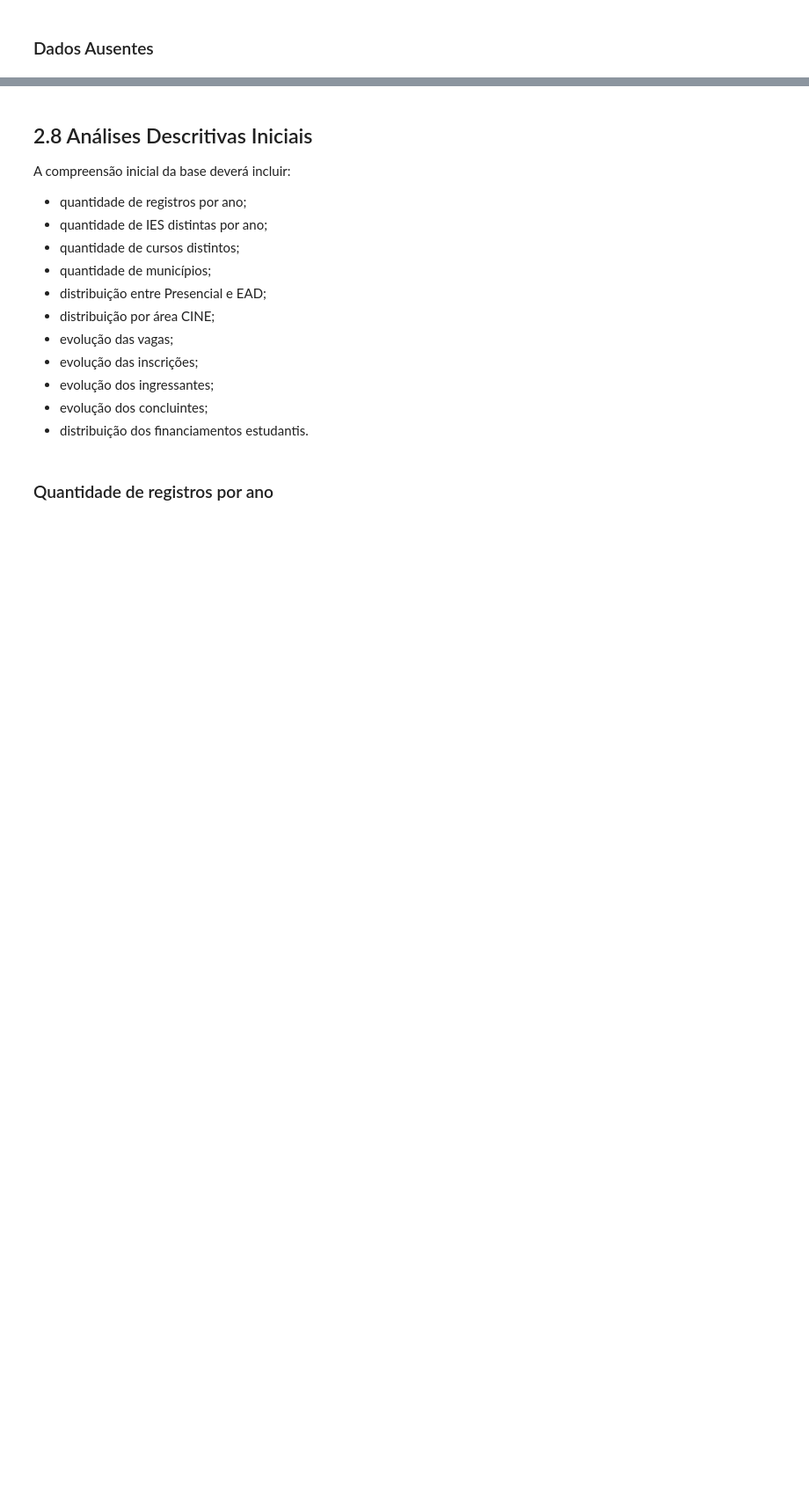
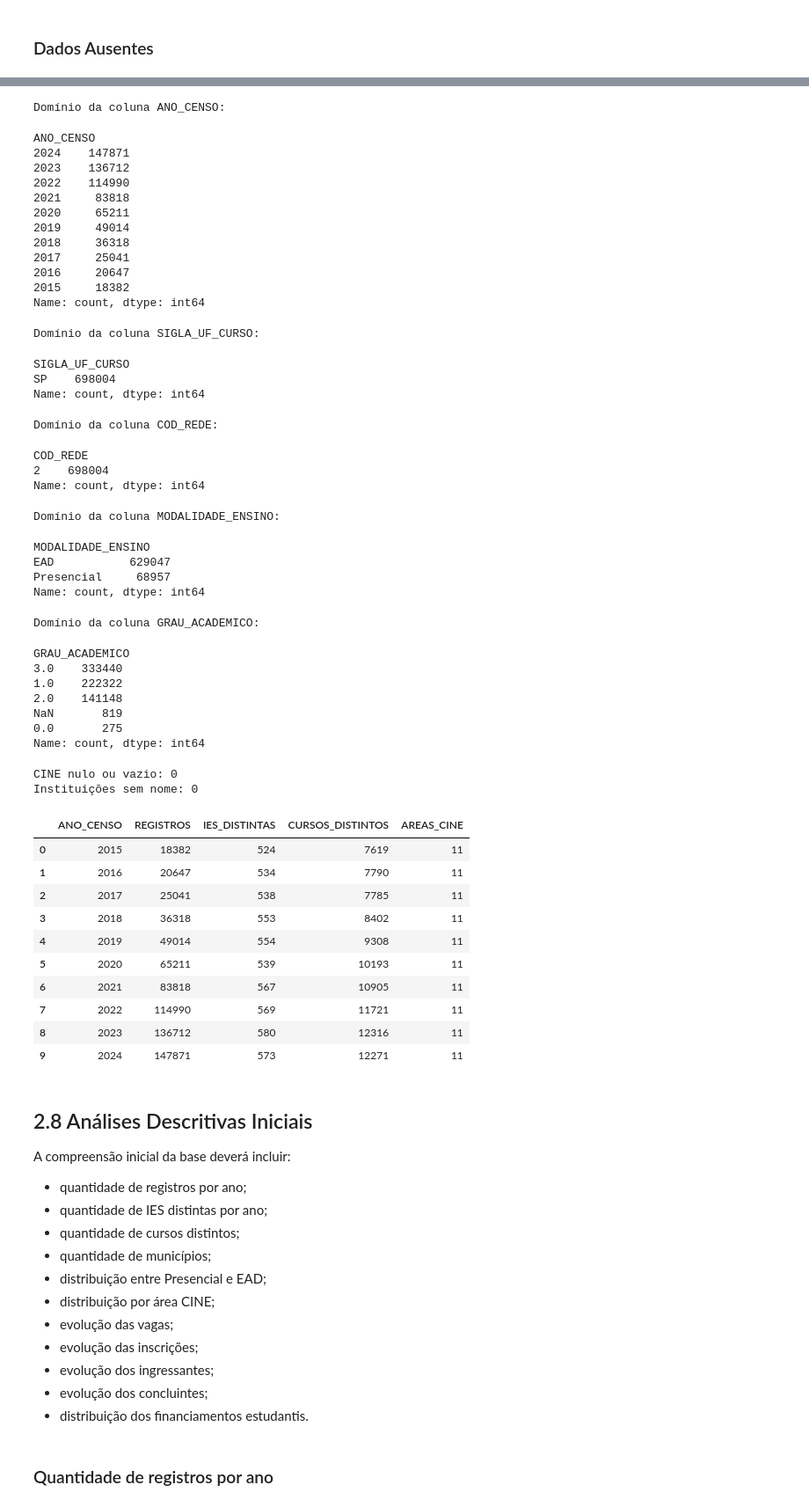
Before and after one commit to humbertoreisdasilva-alt/PROJETO_INEP, a Jupyter notebook: notebooks/INEP_CRISP_DM.ipynb, the cells around one changed output, grey strips where cells are left out. Shown at 88% size. Saved outputs shown, nothing was run; the diff lists cells and outputs as text; code cells hidden in the pictures; blank space fills up the shorter version.

```diff
--- a/Notebooks/crisp_dm.ipynb
+++ b/notebooks/INEP_CRISP_DM.ipynb
@@ -582,0 +572,28 @@ dtype: int64
+# %%
+cols_quantitativas = [
+    'QTD_CURSOS', 'QTD_VAGAS_TOTAL', 'QTD_VAGAS_NOVAS',
+    'QTD_INSCRICOES_VAGAS_NOVAS', 'QTD_INGRESSANTES_TOTAL',
+    'QTD_INGRESSANTES_VAGAS_NOVAS', 'QTD_INGRESSANTES_FEMININO',
+    'QTD_INGRESSANTES_MASCULINO', 'QTD_CONCLUINTES',
+    'QTD_FIES', 'QTD_PROUNI', 'QTD_FINANCIAMENTO'
+]
+qualidade_quantidades = pd.DataFrame({
+    'NEGATIVOS': (df[cols_quantitativas] < 0).sum(),
+    'ZEROS': (df[cols_quantitativas] == 0).sum(),
+    'NULOS': df[cols_quantitativas].isna().sum()
+})
+display(qualidade_quantidades)
+for col in ['ANO_CENSO', 'SIGLA_UF_CURSO', 'COD_REDE', 'MODALIDADE_ENSINO',
+            'GRAU_ACADEMICO']:
+    print(f'\nDomínio da coluna {col}:')
+    display(df[col].value_counts(dropna=False).head(25))
+print('CINE nulo ou vazio:', int(df['NOME_AREA_GERAL_CINE'].isna().sum()
+      + df['NOME_AREA_GERAL_CINE'].astype('string').str.strip().eq('').fillna(False).sum()))
+print('Instituições sem nome:', int(df['NOME_IES'].isna().sum()))
+display(df.groupby('ANO_CENSO', as_index=False).agg(
+    REGISTROS=('COD_CURSO', 'size'),
+    IES_DISTINTAS=('COD_IES', 'nunique'),
+    CURSOS_DISTINTOS=('COD_CURSO', 'nunique'),
+    AREAS_CINE=('NOME_AREA_GERAL_CINE', 'nunique')
+))
+# %% [output]
@@ -583,3 +613,50 @@ dtype: int64
+Domínio da coluna ANO_CENSO:
+ANO_CENSO
+2024    147871
+2023    136712
+2022    114990
+2021     83818
+2020     65211
+2019     49014
+2018     36318
+2017     25041
+2016     20647
+2015     18382
+Name: count, dtype: int64
+Domínio da coluna SIGLA_UF_CURSO:
+SIGLA_UF_CURSO
+SP    698004
+Name: count, dtype: int64
+Domínio da coluna COD_REDE:
+COD_REDE
+2    698004
+Name: count, dtype: int64
+Domínio da coluna MODALIDADE_ENSINO:
+MODALIDADE_ENSINO
+EAD           629047
+Presencial     68957
+Name: count, dtype: int64
+Domínio da coluna GRAU_ACADEMICO:
+GRAU_ACADEMICO
+3.0    333440
+1.0    222322
+2.0    141148
+NaN       819
+0.0       275
+Name: count, dtype: int64
+CINE nulo ou vazio: 0
+Instituições sem nome: 0
+|  | ANO_CENSO | REGISTROS | IES_DISTINTAS | CURSOS_DISTINTOS | AREAS_CINE |
+| 0 | 2015 | 18382 | 524 | 7619 | 11 |
+| 1 | 2016 | 20647 | 534 | 7790 | 11 |
+| 2 | 2017 | 25041 | 538 | 7785 | 11 |
+| 3 | 2018 | 36318 | 553 | 8402 | 11 |
+| 4 | 2019 | 49014 | 554 | 9308 | 11 |
+| 5 | 2020 | 65211 | 539 | 10193 | 11 |
+| 6 | 2021 | 83818 | 567 | 10905 | 11 |
+| 7 | 2022 | 114990 | 569 | 11721 | 11 |
+| 8 | 2023 | 136712 | 580 | 12316 | 11 |
+| 9 | 2024 | 147871 | 573 | 12271 | 11 |
 # %% [markdown]
 ## 2.8 Análises Descritivas Iniciais
 
```
Also changed, not shown: parts of 44 cells of this notebook, 15 other files.
